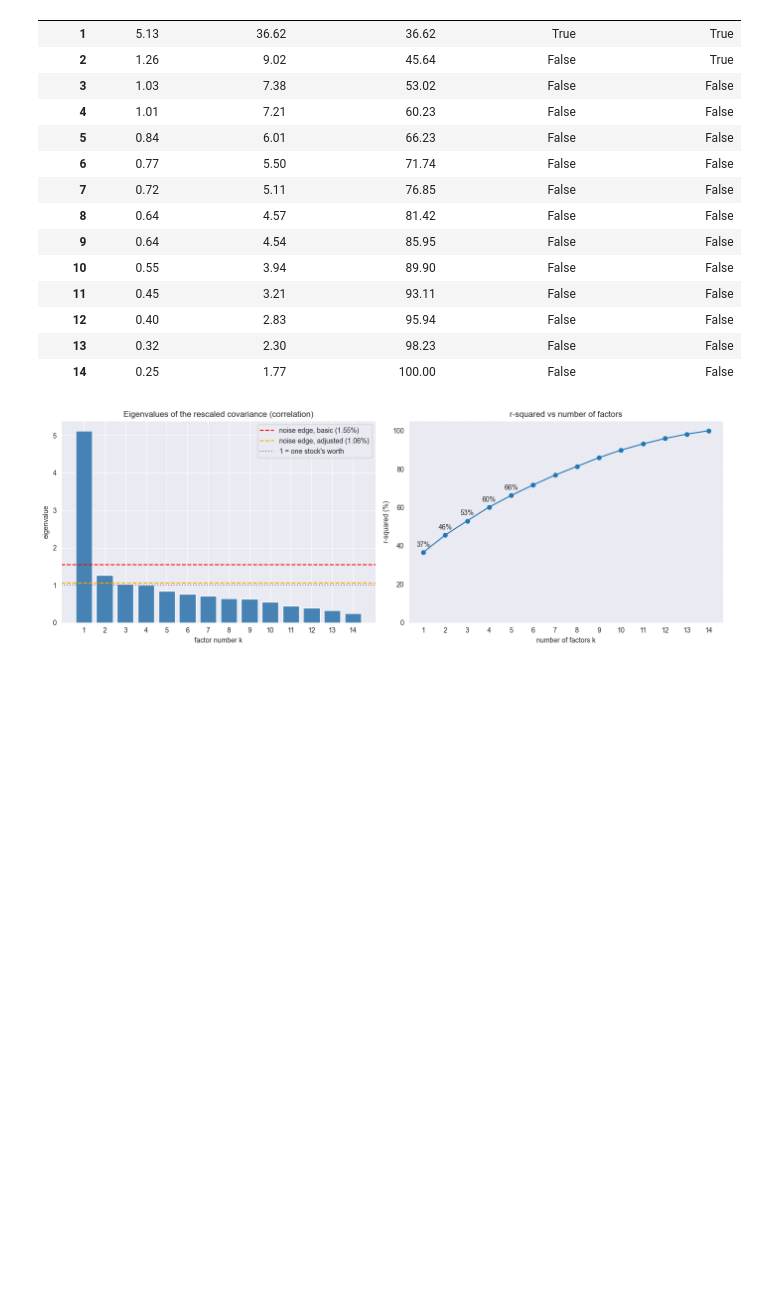
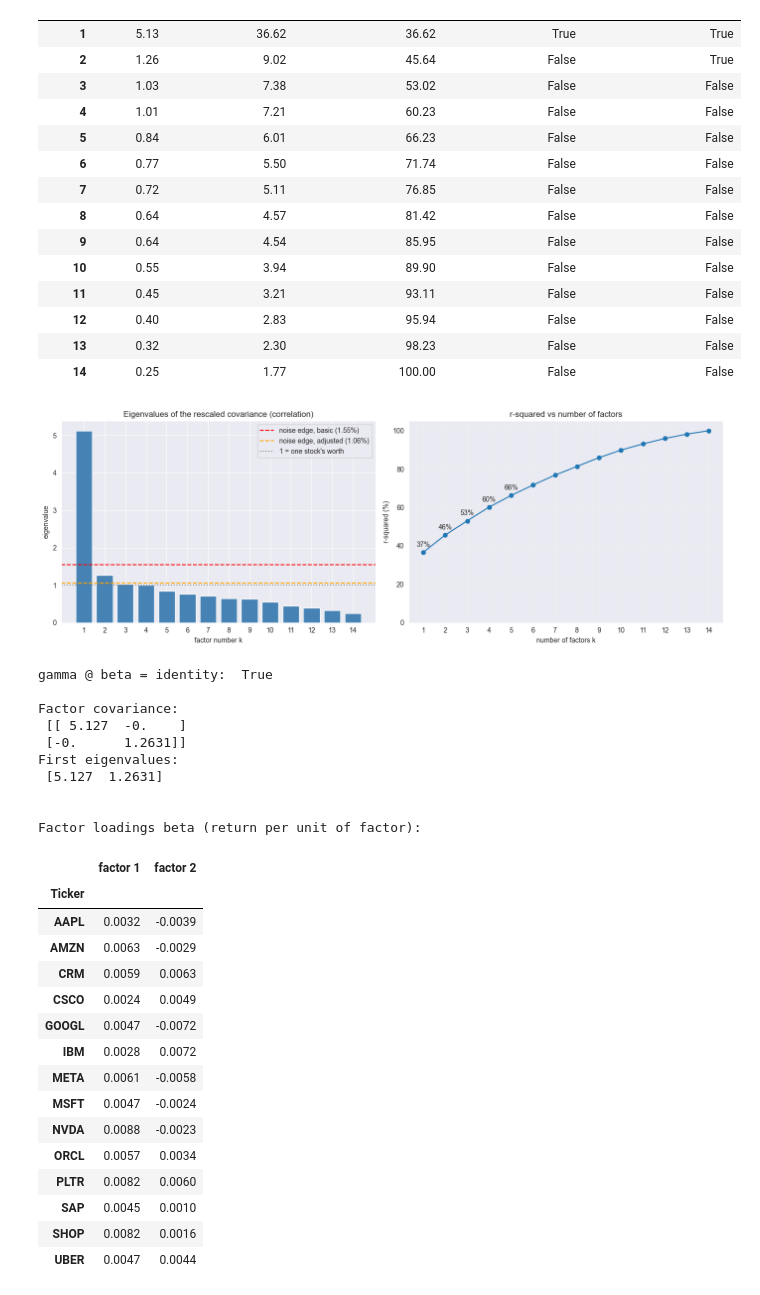
Before and after one commit to Gok-ML-AI/ARPM, a Jupyter notebook: module-01-linear-mean-covariance/Principal-Component-Analysis/pp_orincipal_component_portfolios_of_technology_stocks.ipynb, the cells around one changed output. Saved outputs shown, nothing was run; the diff lists cells and outputs as text; code cells hidden in the pictures; blank space fills up the shorter version.

```diff
--- a/module-01-linear-mean-covariance/Principal-Component-Analysis/pp_orincipal_component_portfolios_of_technology_stocks.ipynb
+++ b/module-01-linear-mean-covariance/Principal-Component-Analysis/pp_orincipal_component_portfolios_of_technology_stocks.ipynb
@@ -498,34 +514,69 @@ plt.show()
 # %%
 # Building the model with my chose k_bar
 
 # This has been set after looking at the plots above
 number_of_factors = 2
 
-# Loadings beta = sigma * e_(1:k)': how much each stock moves per unit of each factor
+# Loadings beta = sigma * e_(1:k): how much each stock moves per unit of each factor
 # 14 x k
 factor_loadings = scale_matrix @ eigenvectors[:, :number_of_factors]
 
-# construction matrix gamma = e_(1;k)' * sigma^-1: recipe to build factors from the returns
+# construction matrix gamma = e_(1:k)' * sigma^-1: recipe to build factors from the returns
 #  k x 14
 factor_construction_matrix = eigenvectors[:, :number_of_factors].T @ inverse_scale_matrix
 
 # Intercepts alpha = HFP mean
 intercepts = mean_hfp.to_numpy()
 
 # Factor returns on each training day: z_t = gamma (x_t - m)
 factor_returns_train = (returns_matrix - intercepts) @ factor_construction_matrix.T
 
 # Model's fitted returns and the leftover residuals
-fitted_returns_train = intercepts * factor_returns_train @ factor_loadings.T
+fitted_returns_train = intercepts + factor_returns_train @ factor_loadings.T
 residual_returns_train = returns_matrix - fitted_returns_train
 
 # Checks: does the model behave as the theory says?
 # 1 - gamma * beta = identity (compress then expand gives the factor back)
 print('gamma @ beta = identity: ', np.allclose(factor_construction_matrix @ factor_loadings, np.eye(number_of_factors)))
 print()
 
 # 2 - Factors are uncorrelated, with variances = the eigenvalues using the same HFP weights
+factor_mean = flexible_probabilities @ factor_returns_train
+factor_deviations = factor_returns_train - factor_mean
+factor_covariance = (factor_deviations * flexible_probabilities[:, None]).T @ factor_deviations
+print('Factor covariance: \n', factor_covariance.round(4))
+print('First eigenvalues: \n', eigenvalues[:number_of_factors].round(4))
 print()
-print()
-print()
-print()
+
+# Loadings table
+factor_labels = [f'factor {i + 1}' for i in range(number_of_factors)]
+loadings_table = pd.DataFrame(factor_loadings, index=stock_names, columns=factor_labels)
+print('\nFactor loadings beta (return per unit of factor):')
+display(loadings_table.round(4))
+# %% [output]
+gamma @ beta = identity:  True
+
+Factor covariance:
+ [[ 5.127  -0.    ]
+ [-0.      1.2631]]
+First eigenvalues:
+ [5.127  1.2631]
+
+
+Factor loadings beta (return per unit of factor):
+|  | factor 1 | factor 2 |
+| Ticker |  |  |
+| AAPL | 0.0032 | -0.0039 |
+| AMZN | 0.0063 | -0.0029 |
+| CRM | 0.0059 | 0.0063 |
+| CSCO | 0.0024 | 0.0049 |
+| GOOGL | 0.0047 | -0.0072 |
+| IBM | 0.0028 | 0.0072 |
+| META | 0.0061 | -0.0058 |
+| MSFT | 0.0047 | -0.0024 |
+| NVDA | 0.0088 | -0.0023 |
+| ORCL | 0.0057 | 0.0034 |
+| PLTR | 0.0082 | 0.0060 |
+| SAP | 0.0045 | 0.0010 |
+| SHOP | 0.0082 | 0.0016 |
+| UBER | 0.0047 | 0.0044 |
```
Also changed, not shown: parts of 13 cells of this notebook.
